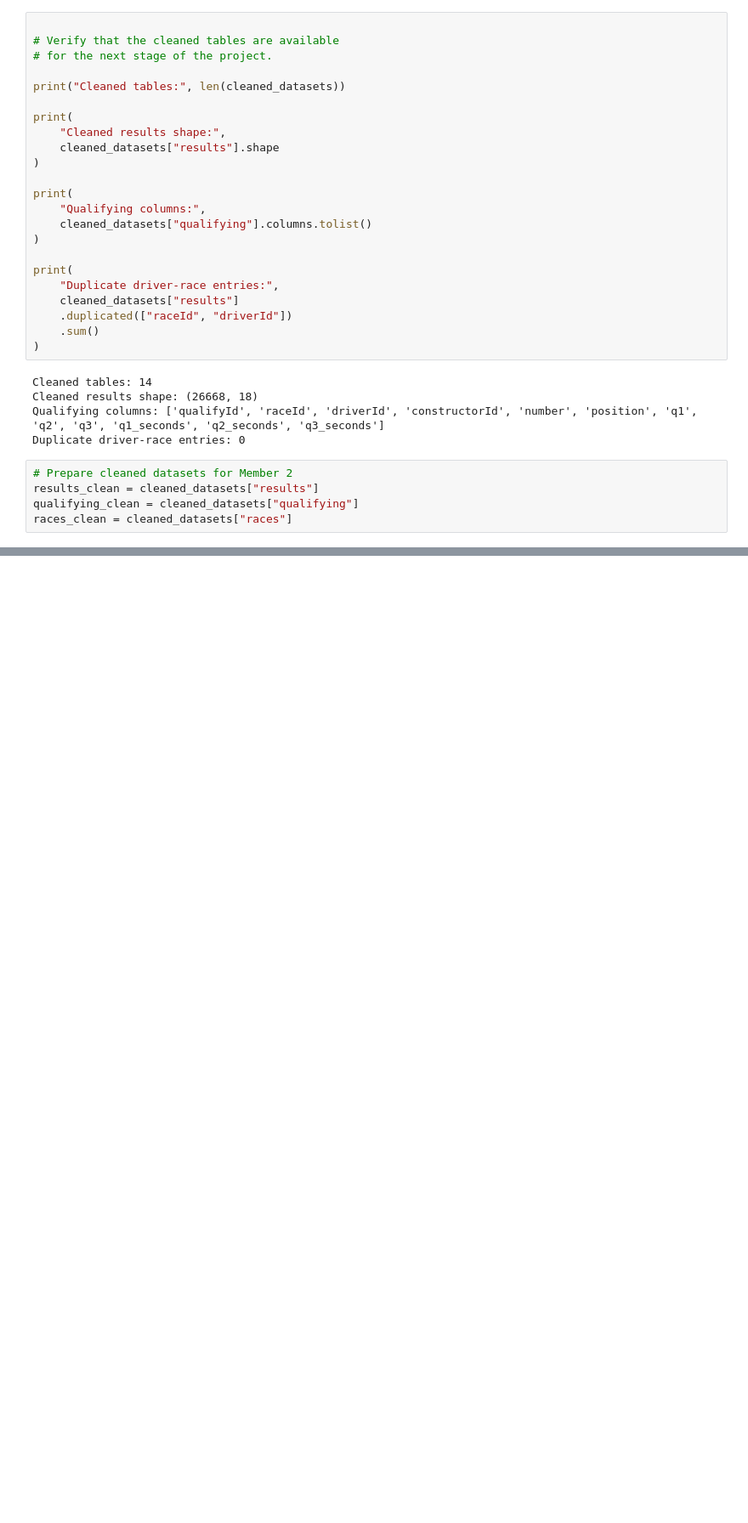
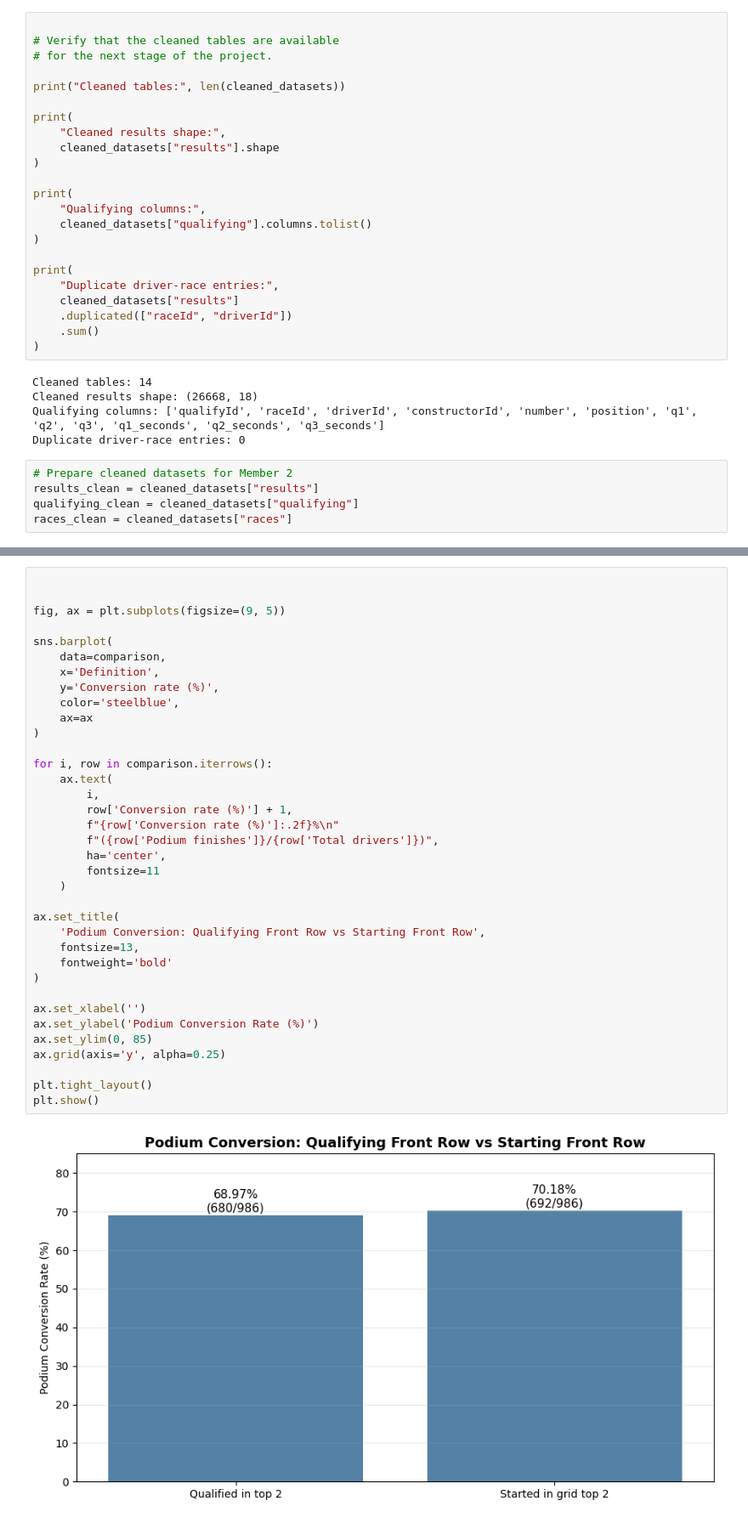
Before and after one commit to MalakAmrAlarnaouty/ACL_Project, a Jupyter notebook: ACL Milestone 1.ipynb, the cells around one changed output, grey strips where cells are left out. Shown at 85% size. Drawn from its saved outputs; the diff is of its cells as text; blank space fills up the shorter version.

```diff
--- a/ACL Milestone 1.ipynb
+++ b/ACL Milestone 1.ipynb
@@ -1610,0 +2197,38 @@ races_clean = cleaned_datasets["races"]
+# %%
+
+
+fig, ax = plt.subplots(figsize=(9, 5))
+
+sns.barplot(
+    data=comparison,
+    x='Definition',
+    y='Conversion rate (%)',
+    color='steelblue',
+    ax=ax
+)
+
+for i, row in comparison.iterrows():
+    ax.text(
+        i,
+        row['Conversion rate (%)'] + 1,
+        f"{row['Conversion rate (%)']:.2f}%\n"
+        f"({row['Podium finishes']}/{row['Total drivers']})",
+        ha='center',
+        fontsize=11
+    )
+
+ax.set_title(
+    'Podium Conversion: Qualifying Front Row vs Starting Front Row',
+    fontsize=13,
+    fontweight='bold'
+)
+
+ax.set_xlabel('')
+ax.set_ylabel('Podium Conversion Rate (%)')
+ax.set_ylim(0, 85)
+ax.grid(axis='y', alpha=0.25)
+
+plt.tight_layout()
+plt.show()
+# %% [output]
+[figure, added]
```
Also changed, not shown: parts of 36 cells of this notebook.
